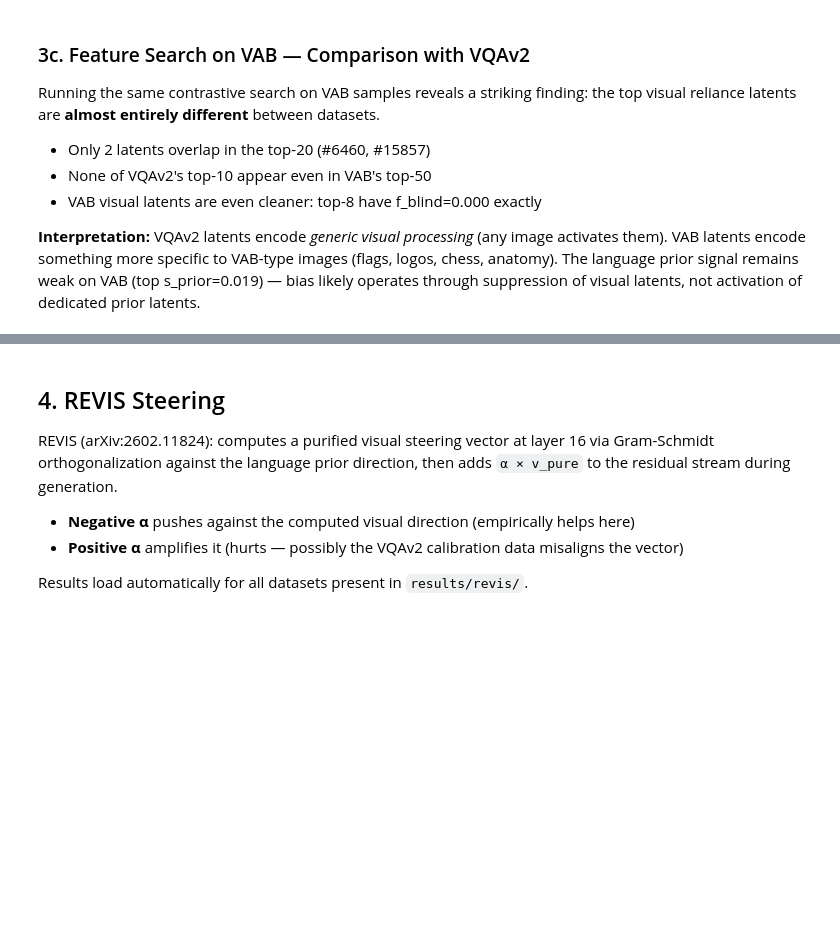
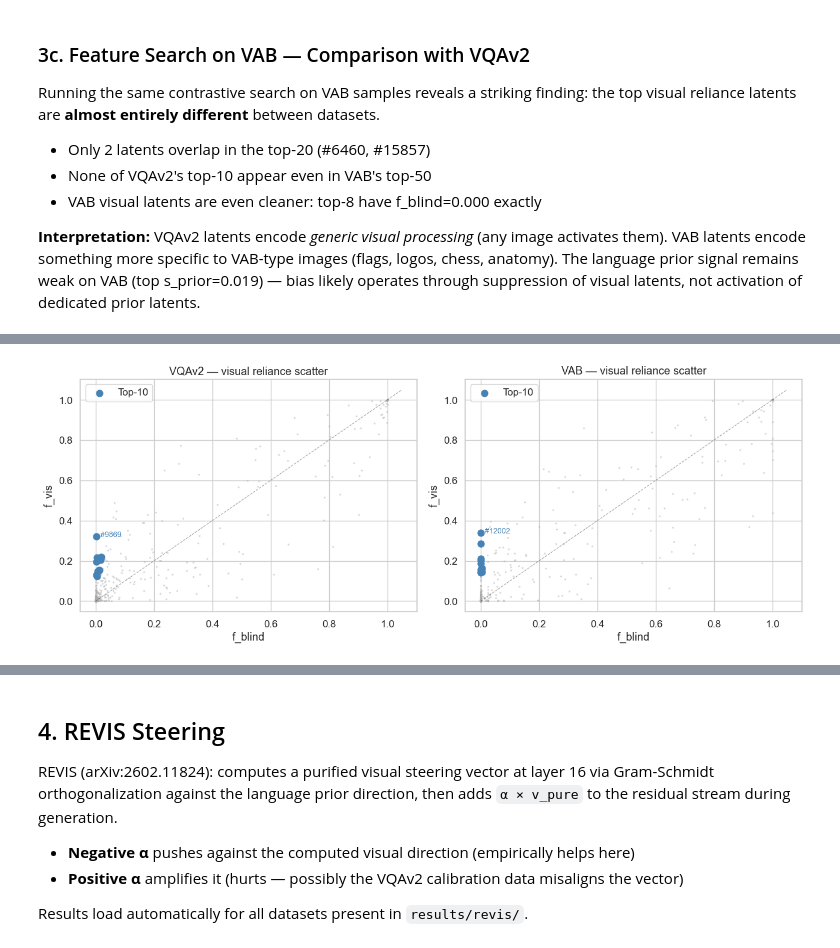
Before and after one commit to fabianandresgrob/vlm-mechanistic-analysis, a Jupyter notebook: analysis/results_overview.ipynb, the cells around one changed output, grey strips where cells are left out. Drawn from its saved outputs; the diff is of its cells as text; code cells hidden in the pictures; blank space fills up the shorter version.

```diff
--- a/analysis/results_overview.ipynb
+++ b/analysis/results_overview.ipynb
@@ -739,26 +753,30 @@ print(f"VQAv2 top prior:  #{fs_summary['top_prior_latent']}  s={fs_summary['top_
 # %%
 # Side-by-side scatter: VQAv2 vs VAB
 fig, axes = plt.subplots(1, 2, figsize=(13, 5))
 
 for ax, (f_v, f_b, tv, label) in zip(axes, [
     (f_vis_all,   f_blind_all, top_visual,     'VQAv2'),
     (f_vis_vab,   f_blind_vab, top_visual_vab, 'VAB'),
 ]):
     top_idx = [v['latent_idx'] for v in tv[:10]]
     ax.scatter(f_b, f_v, s=2, alpha=0.3, color='#aaaaaa')
     ax.scatter(f_b[top_idx], f_v[top_idx], s=60, color='steelblue', zorder=5, label='Top-10')
     top0 = tv[0]
     ax.annotate(f"  #{top0['latent_idx']}", xy=(top0['f_blind'], top0['f_vis']),
                 fontsize=9, color='steelblue')
     lim = max(f_v.max(), f_b.max()) * 1.05
     ax.plot([0, lim], [0, lim], 'k--', lw=0.8, alpha=0.4)
     ax.set_xlabel('f_blind'); ax.set_ylabel('f_vis')
     ax.set_title(f'{label} — visual reliance scatter')
     ax.legend()
 
 plt.tight_layout()
-plt.savefig(RESULTS / 'feature_search' / 'scatter_vqav2_vs_vab.png', dpi=150)
+fs_cmp_fig_dir = RESULTS / 'feature_search' / MODEL / 'comparison_vqav2_vs_vab' / 'figures'
+fs_cmp_fig_dir.mkdir(parents=True, exist_ok=True)
+plt.savefig(fs_cmp_fig_dir / 'comparison_scatter_vqav2_vs_vab_layer16.png', dpi=150)
 plt.show()
+# %% [output]
+[figure, added]
 # %%
 # Top-15 latents side by side: VQAv2 vs VAB
 fig, axes = plt.subplots(1, 2, figsize=(14, 4))
```
Also changed, not shown: parts of 12 cells of this notebook, 3 other files.
